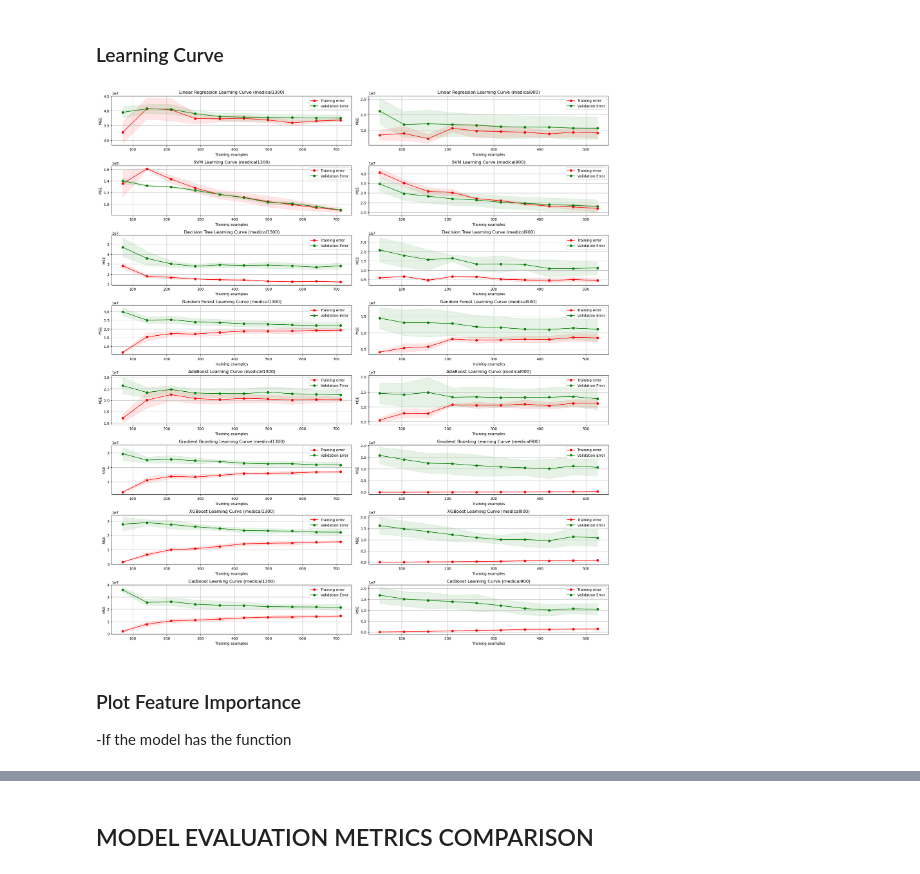
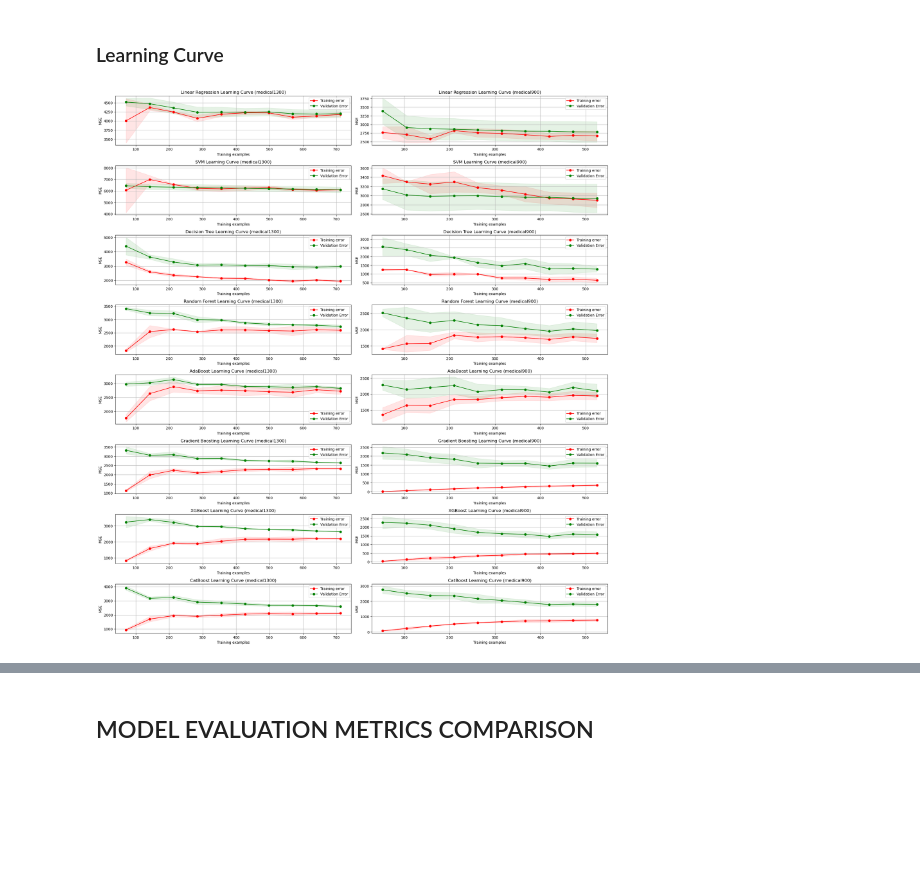
Before and after one commit to rizkyyusfian/Healthcare_Cost_Prediction, a Jupyter notebook: main.ipynb, the cells around one changed output, grey strips where cells are left out. Saved outputs shown, nothing was run; the diff lists cells and outputs as text; code cells hidden in the pictures; blank space fills up the shorter version.

Commit message:
tuning hyperparameter for all models

```diff
--- a/main.ipynb
+++ b/main.ipynb
@@ -258,7 +344,7 @@ LGBMRegressor(min_child_weight=1, num_leaves=20, subsample=0.6)
 # %%
 # Function to plot learning curves
 def plot_learning_curve(estimator, X, y, title):
-    train_sizes, train_scores, test_scores = learning_curve(estimator, X, y, cv=3, scoring='neg_mean_squared_error', n_jobs=-1, train_sizes=np.linspace(0.1, 1.0, 10), random_state=42)
+    train_sizes, train_scores, test_scores = learning_curve(estimator, X, y, cv=3, scoring='neg_mean_absolute_error', n_jobs=-1, train_sizes=np.linspace(0.1, 1.0, 10), random_state=42)
 
     train_scores_mean = -train_scores.mean(axis=1)
     train_scores_std = train_scores.std(axis=1)
@@ -302,6 +388,24 @@ plt.show()
 # Retrieve feature names after preprocessing
 feature_names_1300 = pd.get_dummies(medical1300.drop(columns=['charges']), drop_first=True).columns
 feature_names_900 = pd.get_dummies(medical900.drop(columns=['PremiumPrice']), drop_first=True).columns
+
+# Preprocess medical1300.csv
+def preprocess_medical1300(df):
+    if df.isnull().sum().sum() > 0:
+        df = df.dropna()
+
+    # Check for duplicate values
+    df = df.drop_duplicates()
+
+    X = df.drop(columns=['charges'])
+    y = df['charges']
+
+    X = pd.get_dummies(X, drop_first=True)
+    return X, y
+# Preprocess the datasets
+X_1300, y_1300 = preprocess_medical1300(medical1300)
+X_train_1300, X_test_1300, y_train_1300, y_test_1300 = train_test_split(X_1300, y_1300, test_size=0.2, random_state=42)
+lgbm_best_1300.fit(X_train_1300, y_train_1300)
 
 # Plot feature importance for XGBoost with proper feature names
 def plot_xgb_importance(model, feature_names, title):
@@ -550,6 +660,23 @@ print(catboost_metrics)
 # %% [markdown]
 ### Learning Curve
 # %%
+# Preprocess medical1300.csv
+def preprocess_medical1300(df):
+    if df.isnull().sum().sum() > 0:
+        df = df.dropna()
+
+    # Check for duplicate values
+    df = df.drop_duplicates()
+
+    X = df.drop(columns=['charges'])
+    y = df['charges']
+
+    X = pd.get_dummies(X, drop_first=True)
+    return X, y
+# Preprocess the datasets
+X_1300, y_1300 = preprocess_medical1300(medical1300)
+X_train_1300, X_test_1300, y_train_1300, y_test_1300 = train_test_split(X_1300, y_1300, test_size=0.2, random_state=42)
+
 # Retrieve the best models from GridSearchCV for medical1300 dataset
 models_1300 = {
     'Linear Regression': LinearRegression(),
@@ -587,7 +714,7 @@ for name, model in models_900.items():
 # Function to plot learning curves
 def plot_learning_curve(estimator, X, y, title):
     train_sizes, train_scores, test_scores = learning_curve(
-        estimator, X, y, cv=3, scoring='neg_mean_squared_error', n_jobs=-1,
+        estimator, X, y, cv=3, scoring='neg_mean_absolute_error', n_jobs=-1,
         train_sizes=np.linspace(0.1, 1.0, 10), random_state=42)
 
     train_scores_mean = -train_scores.mean(axis=1)
@@ -607,34 +734,31 @@ def plot_learning_curve(estimator, X, y, title):
                      test_scores_mean + test_scores_std, alpha=0.1, color="g")
     plt.plot(train_sizes, train_scores_mean, 'o-', color="r",
              label="Training error")
     plt.plot(train_sizes, test_scores_mean, 'o-', color="g",
              label="Validation Error")
 
     plt.legend(loc="best")
     return plt
 
 plt.figure(figsize=(20, 24))
 
 model_names_1300 = [
     'Linear Regression', 'SVM', 'Decision Tree', 'Random Forest',
     'AdaBoost', 'Gradient Boosting', 'XGBoost', 'CatBoost'
 ]
 for i, name in enumerate(model_names_1300, start=1):
     plt.subplot(9, 2, i * 2 - 1)
     plot_learning_curve(models_1300[name], X_train_1300, y_train_1300, f"{name} Learning Curve (medical1300)")
 
 model_names_900 = [
     'Linear Regression', 'SVM', 'Decision Tree', 'Random Forest',
     'AdaBoost', 'Gradient Boosting', 'XGBoost', 'CatBoost'
 ]
 for i, name in enumerate(model_names_900, start=1):
     plt.subplot(9, 2, i * 2)
     plot_learning_curve(models_900[name], X_train_900, y_train_900, f"{name} Learning Curve (medical900)")
 
 plt.tight_layout()
 plt.show()
 # %% [output]
-[figure, old version]
+[figure, new version]
-# %% [markdown]
-### Plot Feature Importance
--If the model has the function
```
Also changed, not shown: parts of 19 cells of this notebook, 13 other files.
